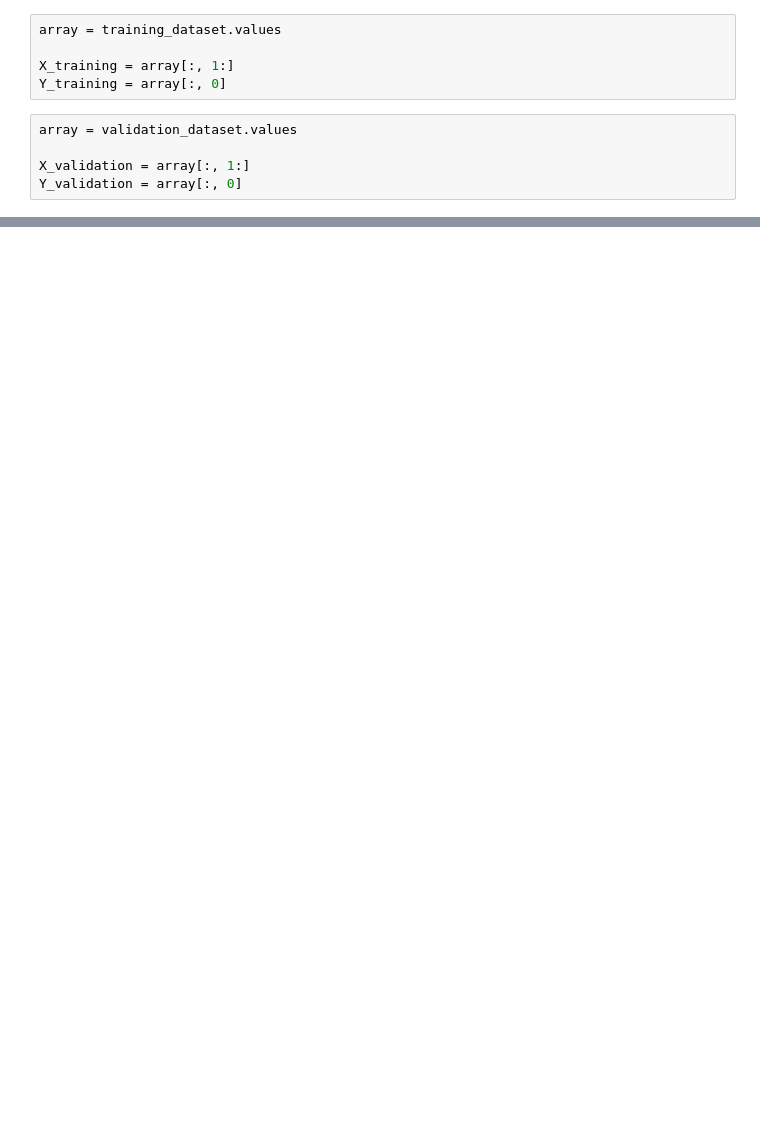
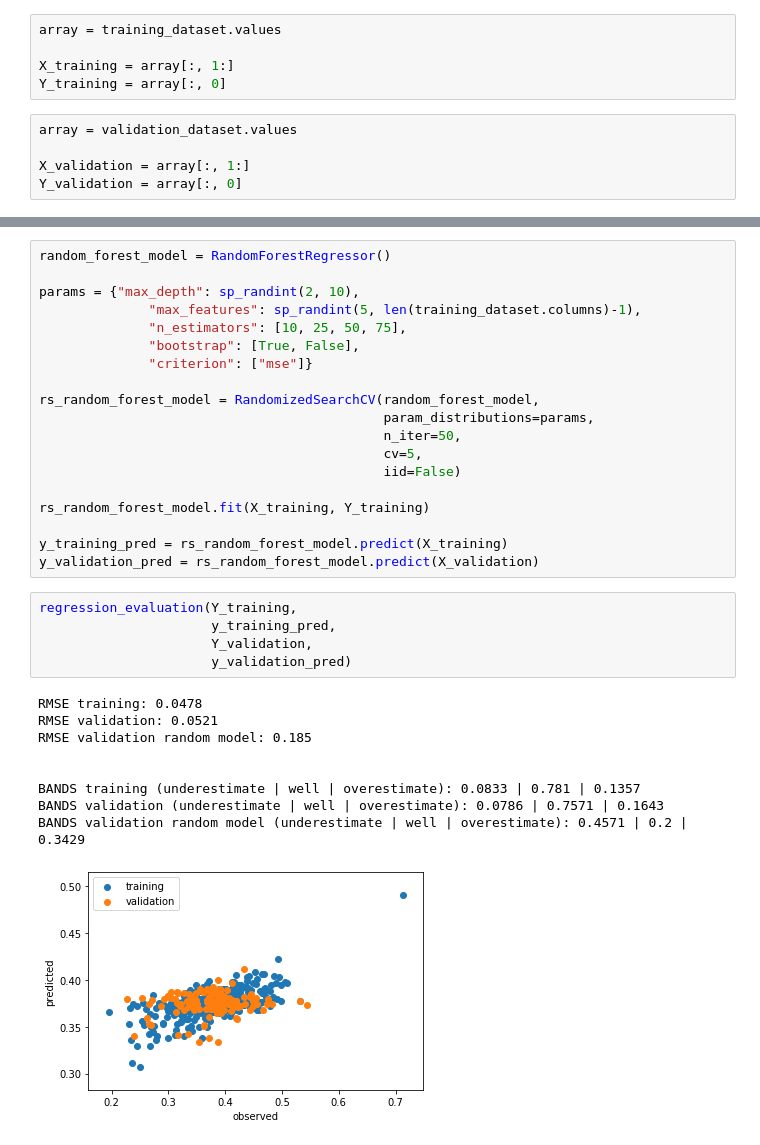
Before and after one commit to lucasbruscato/Master, a Jupyter notebook: 3_model/03_02_model_training.ipynb, the cells around one changed output, grey strips where cells are left out. Drawn from its saved outputs; the diff is of its cells as text; blank space fills up the shorter version.

```diff
--- a/3_model/03_02_model_training.ipynb
+++ b/3_model/03_02_model_training.ipynb
@@ -182,0 +134,34 @@ RMSE validation vs coin: 0.177
+# %%
+random_forest_model = RandomForestRegressor()
+
+params = {"max_depth": sp_randint(2, 10),
+              "max_features": sp_randint(5, len(training_dataset.columns)-1),
+              "n_estimators": [10, 25, 50, 75],
+              "bootstrap": [True, False],
+              "criterion": ["mse"]}
+
+rs_random_forest_model = RandomizedSearchCV(random_forest_model,
+                                            param_distributions=params,
+                                            n_iter=50,
+                                            cv=5,
+                                            iid=False)
+
+rs_random_forest_model.fit(X_training, Y_training)
+
+y_training_pred = rs_random_forest_model.predict(X_training)
+y_validation_pred = rs_random_forest_model.predict(X_validation)
+# %%
+regression_evaluation(Y_training,
+                      y_training_pred,
+                      Y_validation,
+                      y_validation_pred)
+# %% [output]
+RMSE training: 0.0478
+RMSE validation: 0.0521
+RMSE validation random model: 0.185
+
+
+BANDS training (underestimate | well | overestimate): 0.0833 | 0.781 | 0.1357
+BANDS validation (underestimate | well | overestimate): 0.0786 | 0.7571 | 0.1643
+BANDS validation random model (underestimate | well | overestimate): 0.4571 | 0.2 | 0.3429
+[figure, added]
```
Also changed, not shown: parts of 24 cells of this notebook, 1 other file.
